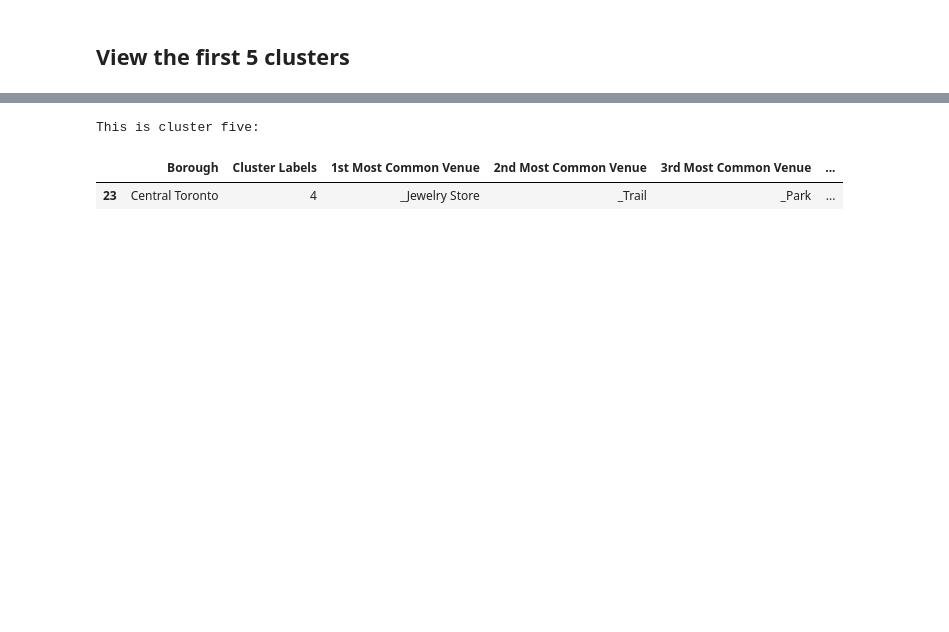
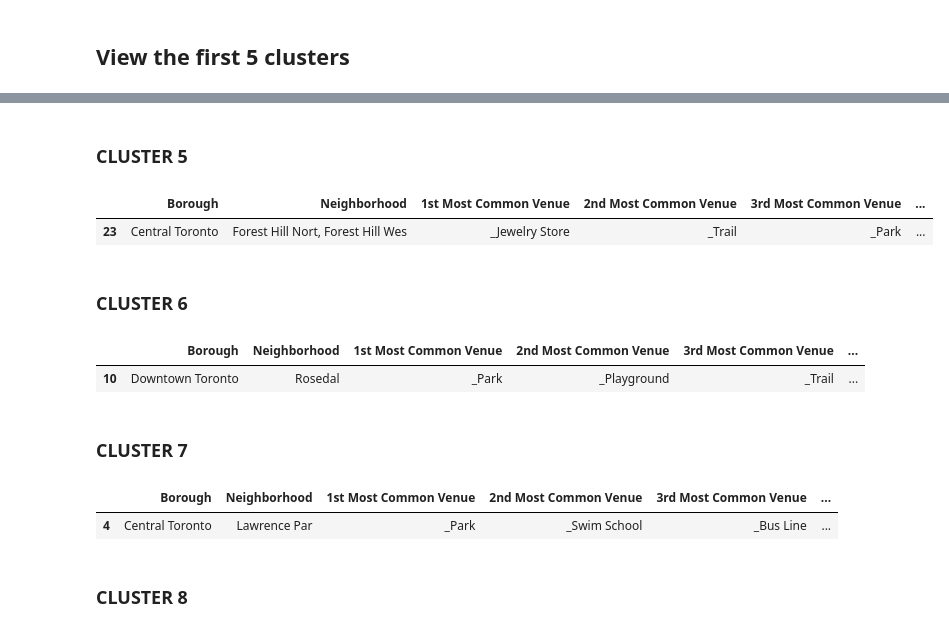
Before and after one commit to unnamble/Coursera_IBM, a Jupyter notebook: Segmenting and Clustering Neighborhoods in Toronto.ipynb, the cells around one changed output, grey strips where cells are left out. Saved outputs shown, nothing was run; the diff lists cells and outputs as text; code cells hidden in the pictures; blank space fills up the shorter version.

```diff
--- a/Segmenting and Clustering Neighborhoods in Toronto.ipynb
+++ b/Segmenting and Clustering Neighborhoods in Toronto.ipynb
@@ -385,8 +397,28 @@ This is cluster four:
-# %%
-cluster_5 = toront_merged.loc[toront_merged['Cluster Labels'] == 4, toront_merged.columns[[1] + list(range(5, toront_merged.shape[1]))]]
-print('This is cluster five:')
-cluster_5
-# %% [output]
-This is cluster five:
-|  | Borough | Cluster Labels | 1st Most Common Venue | 2nd Most Common Venue | 3rd Most Common Venue | ... |
-| 23 | Central Toronto | 4 | _Jewelry Store | _Trail | _Park | ... |
+# %% [markdown]
+### CLUSTER 5
+# %%
+ind = [1, 2, 6, 7, 8, 9, 10, 11, 12, 13, 14, 15]
+cluster_5 = toront_merged.loc[toront_merged['Cluster Labels'] == 4, toront_merged.columns[ind]]
+
+cluster_5
+# %% [output]
+|  | Borough | Neighborhood | 1st Most Common Venue | 2nd Most Common Venue | 3rd Most Common Venue | ... |
+| 23 | Central Toronto | Forest Hill Nort, Forest Hill Wes | _Jewelry Store | _Trail | _Park | ... |
+# %% [markdown]
+### CLUSTER 6
+# %%
+cluster_6 = toront_merged.loc[toront_merged['Cluster Labels'] == 5, toront_merged.columns[ind]]
+cluster_6
+# %% [output]
+|  | Borough | Neighborhood | 1st Most Common Venue | 2nd Most Common Venue | 3rd Most Common Venue | ... |
+| 10 | Downtown Toronto | Rosedal | _Park | _Playground | _Trail | ... |
+# %% [markdown]
+### CLUSTER 7
+# %%
+cluster_7 = toront_merged.loc[toront_merged['Cluster Labels'] == 6, toront_merged.columns[ind]]
+cluster_7
+# %% [output]
+|  | Borough | Neighborhood | 1st Most Common Venue | 2nd Most Common Venue | 3rd Most Common Venue | ... |
+| 4 | Central Toronto | Lawrence Par | _Park | _Swim School | _Bus Line | ... |
+# %% [markdown]
+### CLUSTER 8
```
Also changed, not shown: parts of 21 cells of this notebook.
